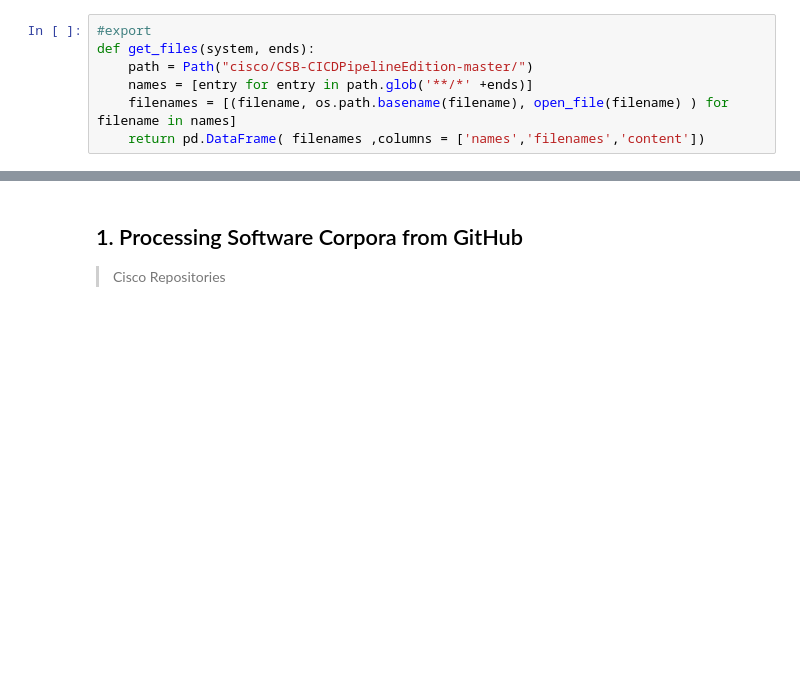
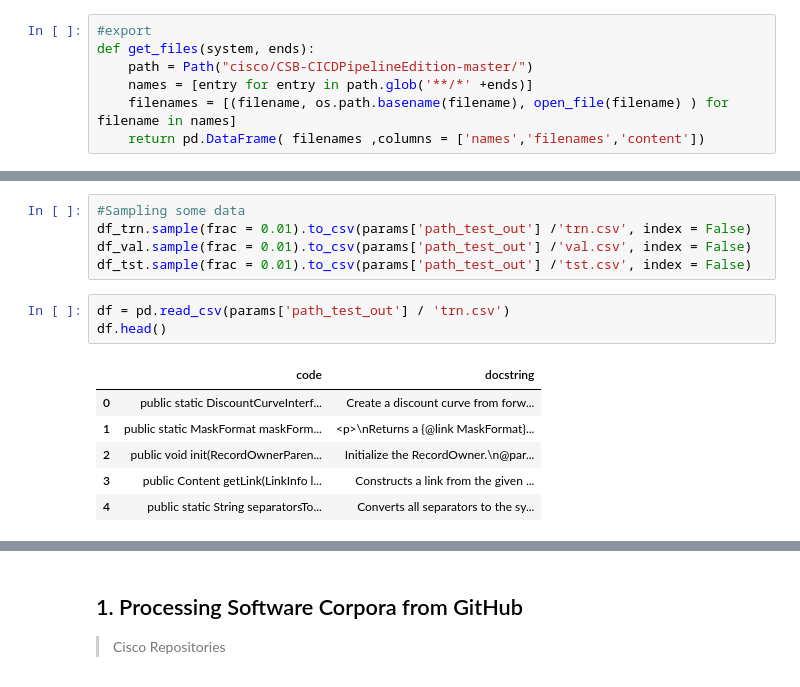
Before and after one commit to WM-SEMERU/ds4se, a Jupyter notebook: nbs/0.1_mgmnt.prep.ipynb, the cells around one changed output, grey strips where cells are left out. Drawn from its saved outputs; the diff is of its cells as text; blank space fills up the shorter version.

```diff
--- a/nbs/0.1_mgmnt.prep.ipynb
+++ b/nbs/0.1_mgmnt.prep.ipynb
@@ -242,0 +374,15 @@ def get_files(system, ends):
+# %%
+#Sampling some data
+df_trn.sample(frac = 0.01).to_csv(params['path_test_out'] /'trn.csv', index = False)
+df_val.sample(frac = 0.01).to_csv(params['path_test_out'] /'val.csv', index = False)
+df_tst.sample(frac = 0.01).to_csv(params['path_test_out'] /'tst.csv', index = False)
+# %%
+df = pd.read_csv(params['path_test_out'] / 'trn.csv')
+df.head()
+# %% [output]
+|  | code | docstring |
+| 0 | public static DiscountCurveInterf... | Create a discount curve from forw... |
+| 1 | public static MaskFormat maskForm... | <p>\nReturns a {@link MaskFormat}... |
+| 2 | public void init(RecordOwnerParen... | Initialize the RecordOwner.\n@par... |
+| 3 | public Content getLink(LinkInfo l... | Constructs a link from the given ... |
+| 4 | public static String separatorsTo... | Converts all separators to the sy... |
```
Also changed, not shown: parts of 26 cells of this notebook.
